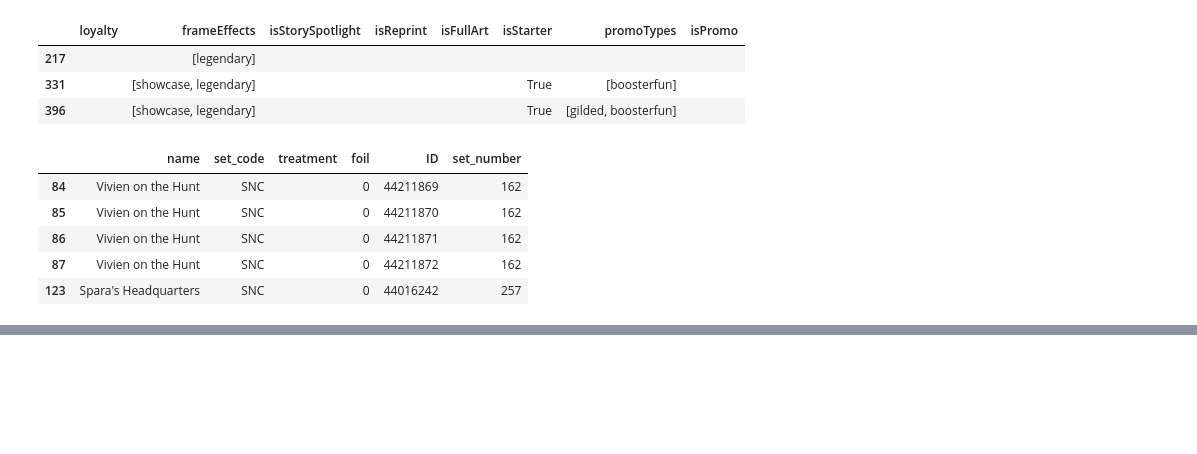
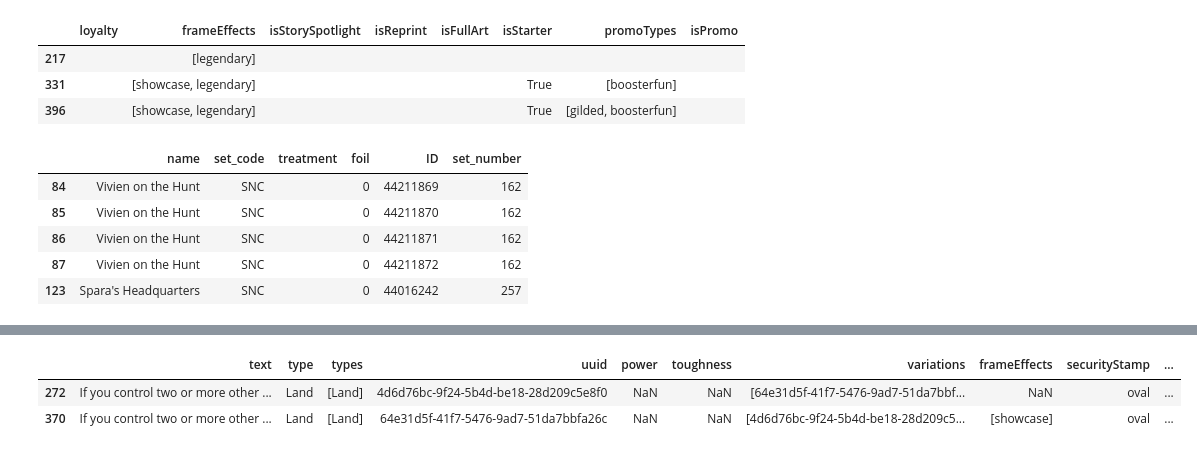
Before and after one commit to saudino480/mtgBinderHelper, a Jupyter notebook: helper/testing_db_fusion.ipynb, the cells around one changed output, grey strips where cells are left out. Cells and saved outputs as stored; diff of their text form; code cells hidden in the pictures; blank space fills up the shorter version.

```diff
--- a/helper/testing_db_fusion.ipynb
+++ b/helper/testing_db_fusion.ipynb
@@ -528,0 +531,6 @@ my_snc.head()
+# %%
+afr_cards[afr_cards.name == 'Den of the Bugbear'].iloc[::,30:40]
+# %% [output]
+|  | text | type | types | uuid | power | toughness | variations | frameEffects | securityStamp | ... |
+| 272 | If you control two or more other ... | Land | [Land] | 4d6d76bc-9f24-5b4d-be18-28d209c5e8f0 | NaN | NaN | [64e31d5f-41f7-5476-9ad7-51da7bbf... | NaN | oval | ... |
+| 370 | If you control two or more other ... | Land | [Land] | 64e31d5f-41f7-5476-9ad7-51da7bbfa26c | NaN | NaN | [4d6d76bc-9f24-5b4d-be18-28d209c5... | [showcase] | oval | ... |
```
Also changed, not shown: parts of 11 cells of this notebook, 1 other file.
